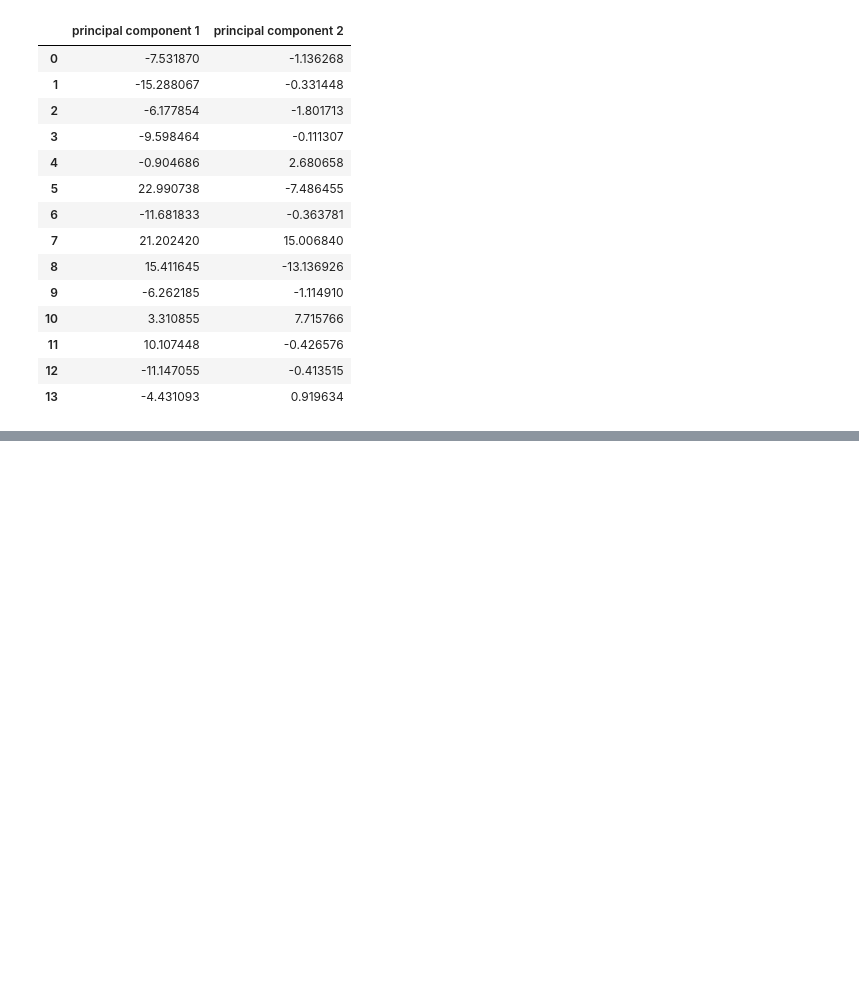
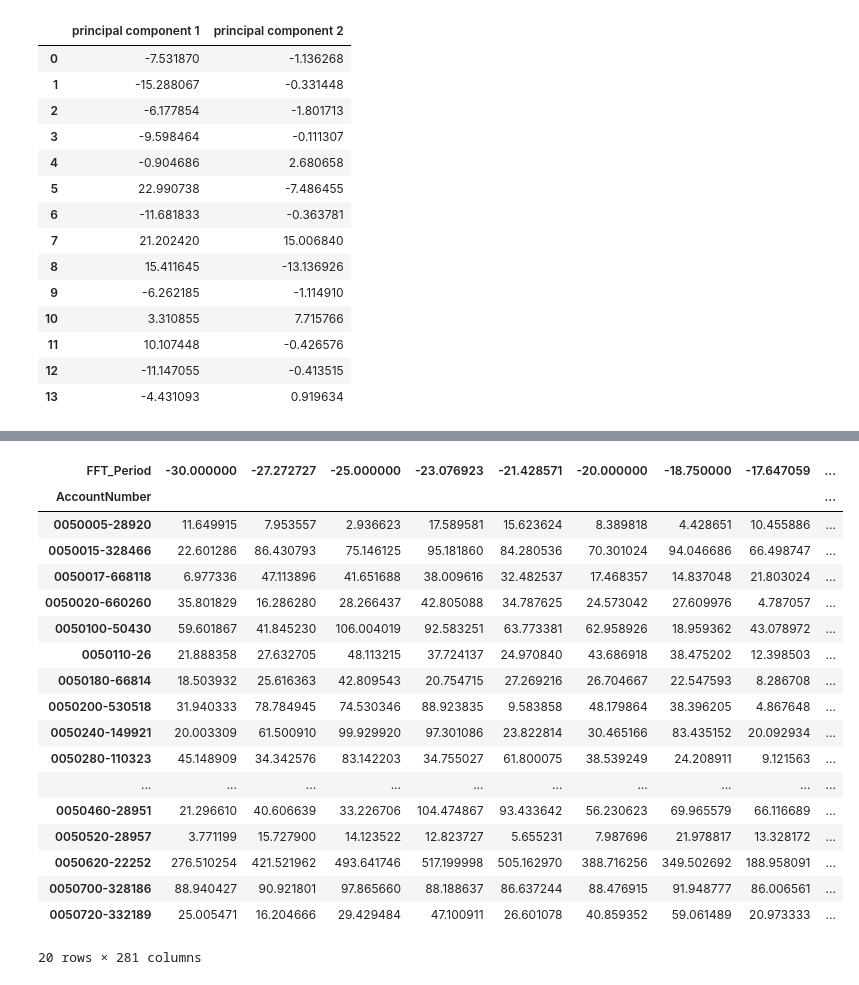
Before and after one commit to Starfarmer2/DIIG_Aquatrax_F23, a Jupyter notebook: src/Small_Leaks/PCA_Caroline.ipynb, the cells around one changed output, grey strips where cells are left out. Drawn from its saved outputs; the diff is of its cells as text; code cells hidden in the pictures; blank space fills up the shorter version.

```diff
--- a/src/Small_Leaks/PCA_Caroline.ipynb
+++ b/src/Small_Leaks/PCA_Caroline.ipynb
@@ -402,3 +402,7 @@ principal_df
 | 11 | 10.107448 | -0.426576 |
 | 12 | -11.147055 | -0.413515 |
 | 13 | -4.431093 | 0.919634 |
+# %%
+NONLEAKAGE = '../../data/Negative_Meters_Data/Aquatrax_Nonleakage_Data_20accounts.csv'
+df_non = pd.read_csv(NONLEAKAGE)
+df_non
@@ -404,0 +433,3 @@ principal_df
+# %%
+df_account_list_non = [df_non[df_non['AccountNumber'] == number].tail(LEN_THRES).iloc[:,:4] for number in df_non['AccountNumber'].unique()]
+[len(e) for e in df_account_list_non]  #display number of data points for each account
@@ -404,0 +457,21 @@ principal_df
+# %%
+#list to store pivoted account dataframes
+df_account_pivoted_list_non = []
+
+#conduct fourier transfor on each account
+for (idx, df_account_non) in enumerate(df_account_list_non):
+    df_account_non['FFT_F'] = fftfreq(len(df_account_non), 1)
+    df_account_non['FFT_Period'] = 1/df_account_non['FFT_F']
+    df_account_non['FFT'] = fft(df_account_non['Value'])
+    df_account_non['FFTA'] = np.abs(df_account_non['FFT'])
+
+    #remove large periods
+    df_account_non = df_account_non.where(np.abs(df_account_non['FFT_Period']) <= 30)
+    df_account_non = df_account_non.dropna()
+    df_account_list_non[idx] = df_account_non
+
+    #pivot each account dataframe
+    df_account_pivoted_non = df_account_non.pivot(index="AccountNumber", columns='FFT_Period', values='FFTA')
+    df_account_pivoted_list_non.append(df_account_pivoted_non)
+
+df_account_pivoted_list_non[0]  #this shows 0 na's in dataframe
@@ -404,0 +483,24 @@ principal_df
+# %%
+#combine all pivoted account dataframes
+df_accounts_pivoted_non = pd.concat(df_account_pivoted_list_non)
+df_accounts_pivoted_non
+# %% [output]
+| FFT_Period | -30.000000 | -27.272727 | -25.000000 | -23.076923 | -21.428571 | -20.000000 | -18.750000 | -17.647059 | ... |
+| AccountNumber |  |  |  |  |  |  |  |  | ... |
+| 0050005-28920 | 11.649915 | 7.953557 | 2.936623 | 17.589581 | 15.623624 | 8.389818 | 4.428651 | 10.455886 | ... |
+| 0050015-328466 | 22.601286 | 86.430793 | 75.146125 | 95.181860 | 84.280536 | 70.301024 | 94.046686 | 66.498747 | ... |
+| 0050017-668118 | 6.977336 | 47.113896 | 41.651688 | 38.009616 | 32.482537 | 17.468357 | 14.837048 | 21.803024 | ... |
+| 0050020-660260 | 35.801829 | 16.286280 | 28.266437 | 42.805088 | 34.787625 | 24.573042 | 27.609976 | 4.787057 | ... |
+| 0050100-50430 | 59.601867 | 41.845230 | 106.004019 | 92.583251 | 63.773381 | 62.958926 | 18.959362 | 43.078972 | ... |
+| 0050110-26 | 21.888358 | 27.632705 | 48.113215 | 37.724137 | 24.970840 | 43.686918 | 38.475202 | 12.398503 | ... |
+| 0050180-66814 | 18.503932 | 25.616363 | 42.809543 | 20.754715 | 27.269216 | 26.704667 | 22.547593 | 8.286708 | ... |
+| 0050200-530518 | 31.940333 | 78.784945 | 74.530346 | 88.923835 | 9.583858 | 48.179864 | 38.396205 | 4.867648 | ... |
+| 0050240-149921 | 20.003309 | 61.500910 | 99.929920 | 97.301086 | 23.822814 | 30.465166 | 83.435152 | 20.092934 | ... |
+| 0050280-110323 | 45.148909 | 34.342576 | 83.142203 | 34.755027 | 61.800075 | 38.539249 | 24.208911 | 9.121563 | ... |
+| ... | ... | ... | ... | ... | ... | ... | ... | ... | ... |
+| 0050460-28951 | 21.296610 | 40.606639 | 33.226706 | 104.474867 | 93.433642 | 56.230623 | 69.965579 | 66.116689 | ... |
+| 0050520-28957 | 3.771199 | 15.727900 | 14.123522 | 12.823727 | 5.655231 | 7.987696 | 21.978817 | 13.328172 | ... |
+| 0050620-22252 | 276.510254 | 421.521962 | 493.641746 | 517.199998 | 505.162970 | 388.716256 | 349.502692 | 188.958091 | ... |
+| 0050700-328186 | 88.940427 | 90.921801 | 97.865660 | 88.188637 | 86.637244 | 88.476915 | 91.948777 | 86.006561 | ... |
+| 0050720-332189 | 25.005471 | 16.204666 | 29.429484 | 47.100911 | 26.601078 | 40.859352 | 59.061489 | 20.973333 | ... |
+20 rows × 281 columns
```
Also changed, not shown: parts of 11 cells of this notebook, 1 other file.
